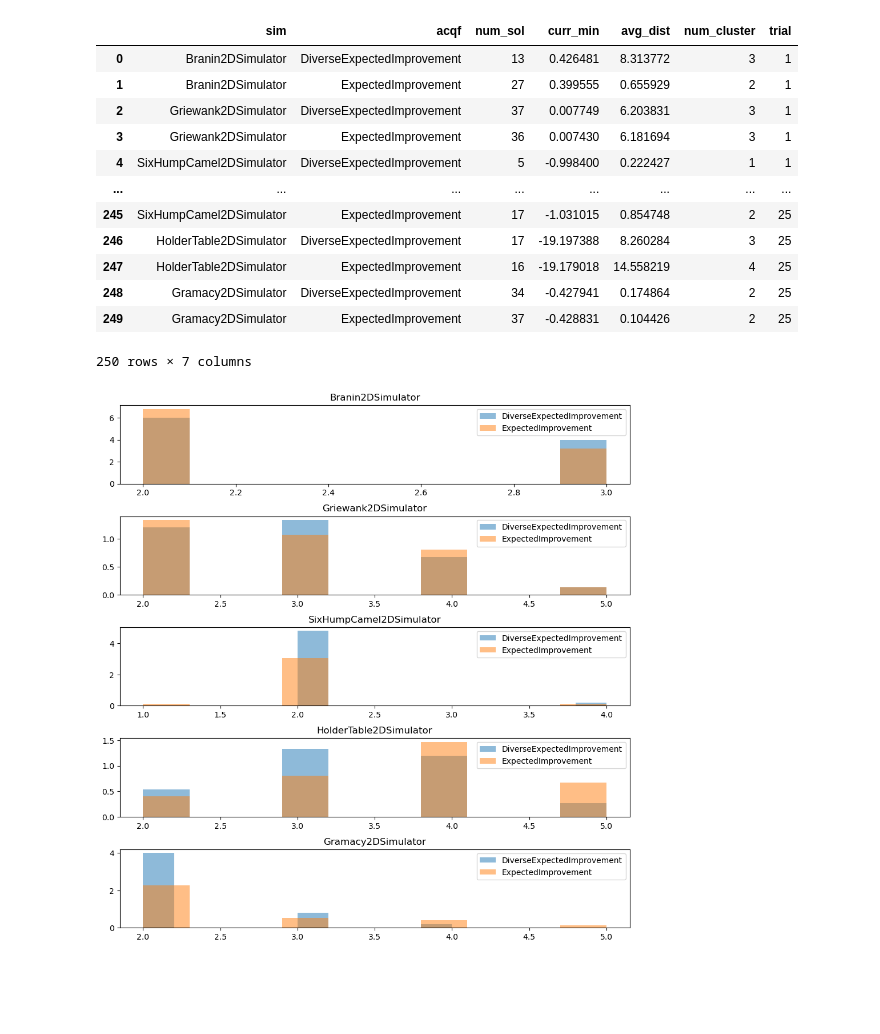
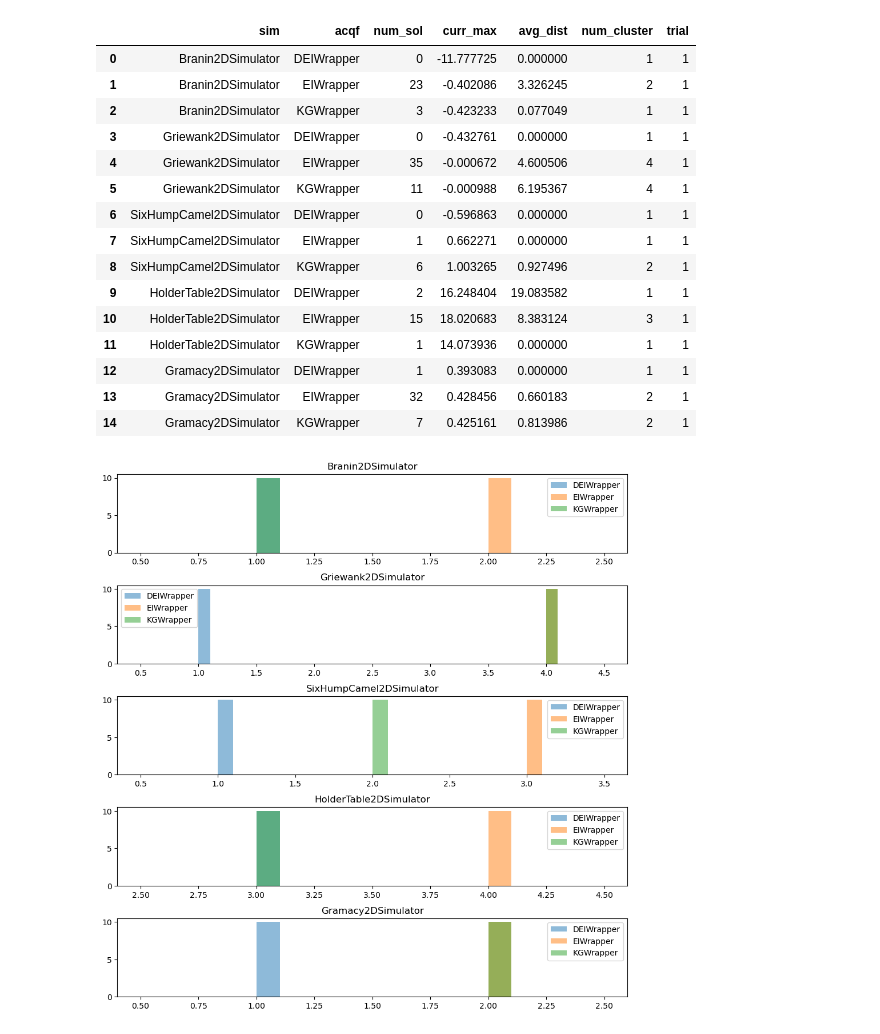
Before and after one commit to bsun1220/diverse-bayes-opt, a Jupyter notebook: test.ipynb, the cells around one changed output. Saved outputs shown, nothing was run; the diff lists cells and outputs as text; code cells hidden in the pictures; blank space fills up the shorter version.

```diff
--- a/test.ipynb
+++ b/test.ipynb
@@ -7,34 +8,38 @@ from botorch.acquisition import ExpectedImprovement
 from dbo.plotter.Plotter import *
 # %%
 test = Tester(5, 20, 10)
-simulator_list = [Branin2DSimulator(), Griewank2DSimulator(),
+
+simulator_2d_list = [Branin2DSimulator(), Griewank2DSimulator(),
                   SixHumpCamel2DSimulator(), HolderTable2DSimulator(),  Gramacy2DSimulator()]
 
-acquisition_list = [(DiverseExpectedImprovement, {'lambda_':1, 'epsilon_':0.1}),
-                    (ExpectedImprovement, {"maximize":False})]
+acquisition_list = [DEIWrapper(lambda_ = 1, epsilon = 0.1), EIWrapper(), KGWrapper(num_fantasy = 2)]
 
-experiment_list = test.perform_known_experiment(25, simulator_list, acquisition_list)
+experiment_2d_list = test.perform_known_experiment(1, simulator_2d_list, acquisition_list)
 # %%
 experiment_metric = ExperimentMetrics()
-df = experiment_metric.get_dataframe(experiment_list, 0.4)
-df
+df_2d = experiment_metric.get_dataframe(experiment_2d_list, 0.4)
+df_2d.to_pickle("./results/df_2d.pkl")
+df_2d
 # %% [output]
-|  | sim | acqf | num_sol | curr_min | avg_dist | num_cluster | trial |
-| 0 | Branin2DSimulator | DiverseExpectedImprovement | 13 | 0.426481 | 8.313772 | 3 | 1 |
-| 1 | Branin2DSimulator | ExpectedImprovement | 27 | 0.399555 | 0.655929 | 2 | 1 |
-| 2 | Griewank2DSimulator | DiverseExpectedImprovement | 37 | 0.007749 | 6.203831 | 3 | 1 |
-| 3 | Griewank2DSimulator | ExpectedImprovement | 36 | 0.007430 | 6.181694 | 3 | 1 |
-| 4 | SixHumpCamel2DSimulator | DiverseExpectedImprovement | 5 | -0.998400 | 0.222427 | 1 | 1 |
-| ... | ... | ... | ... | ... | ... | ... | ... |
-| 245 | SixHumpCamel2DSimulator | ExpectedImprovement | 17 | -1.031015 | 0.854748 | 2 | 25 |
-| 246 | HolderTable2DSimulator | DiverseExpectedImprovement | 17 | -19.197388 | 8.260284 | 3 | 25 |
-| 247 | HolderTable2DSimulator | ExpectedImprovement | 16 | -19.179018 | 14.558219 | 4 | 25 |
-| 248 | Gramacy2DSimulator | DiverseExpectedImprovement | 34 | -0.427941 | 0.174864 | 2 | 25 |
-| 249 | Gramacy2DSimulator | ExpectedImprovement | 37 | -0.428831 | 0.104426 | 2 | 25 |
+|  | sim | acqf | num_sol | curr_max | avg_dist | num_cluster | trial |
+| 0 | Branin2DSimulator | DEIWrapper | 0 | -11.777725 | 0.000000 | 1 | 1 |
+| 1 | Branin2DSimulator | EIWrapper | 23 | -0.402086 | 3.326245 | 2 | 1 |
+| 2 | Branin2DSimulator | KGWrapper | 3 | -0.423233 | 0.077049 | 1 | 1 |
+| 3 | Griewank2DSimulator | DEIWrapper | 0 | -0.432761 | 0.000000 | 1 | 1 |
+| 4 | Griewank2DSimulator | EIWrapper | 35 | -0.000672 | 4.600506 | 4 | 1 |
+| 5 | Griewank2DSimulator | KGWrapper | 11 | -0.000988 | 6.195367 | 4 | 1 |
+| 6 | SixHumpCamel2DSimulator | DEIWrapper | 0 | -0.596863 | 0.000000 | 1 | 1 |
+| 7 | SixHumpCamel2DSimulator | EIWrapper | 1 | 0.662271 | 0.000000 | 1 | 1 |
+| 8 | SixHumpCamel2DSimulator | KGWrapper | 6 | 1.003265 | 0.927496 | 2 | 1 |
+| 9 | HolderTable2DSimulator | DEIWrapper | 2 | 16.248404 | 19.083582 | 1 | 1 |
+| 10 | HolderTable2DSimulator | EIWrapper | 15 | 18.020683 | 8.383124 | 3 | 1 |
+| 11 | HolderTable2DSimulator | KGWrapper | 1 | 14.073936 | 0.000000 | 1 | 1 |
+| 12 | Gramacy2DSimulator | DEIWrapper | 1 | 0.393083 | 0.000000 | 1 | 1 |
+| 13 | Gramacy2DSimulator | EIWrapper | 32 | 0.428456 | 0.660183 | 2 | 1 |
+| 14 | Gramacy2DSimulator | KGWrapper | 7 | 0.425161 | 0.813986 | 2 | 1 |
-250 rows × 7 columns
 # %%
-plotter = Plotter(experiment_list, 0.8)
-plotter.plot_feature('num_cluster')
+plotter_2d = Plotter(experiment_2d_list, 0.8)
+plotter_2d.plot_feature('num_cluster')
 # %% [output]
-[figure, old version]
+[figure, new version]
 # %%
```
Also changed, not shown: parts of 8 cells of this notebook, 10 other files.
